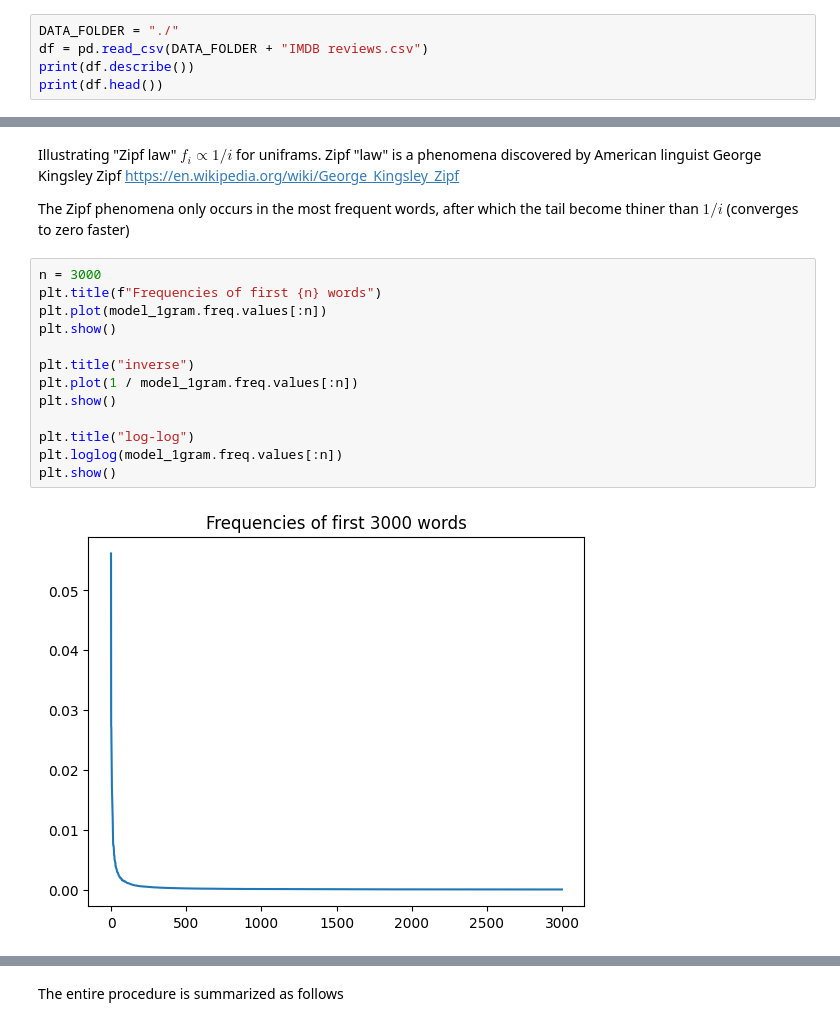
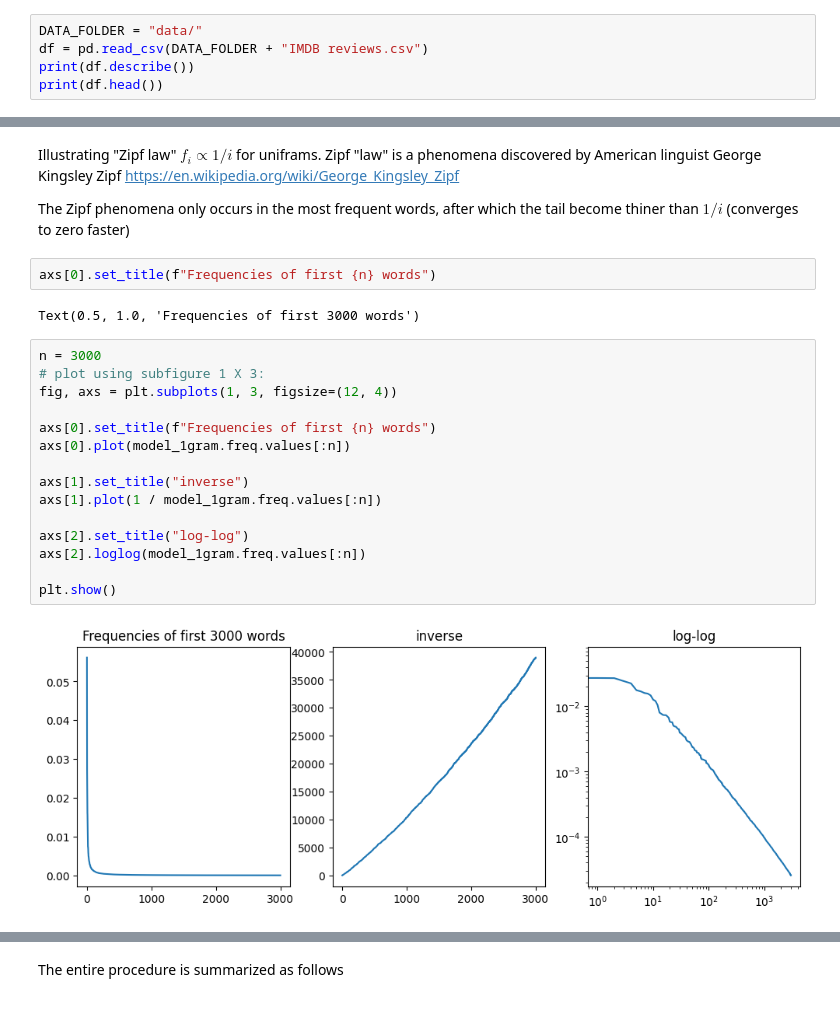
Before and after one commit to alonkipnis/ITnLM, a Jupyter notebook: ngram.ipynb, the cells around one changed output, grey strips where cells are left out. Cells and saved outputs as stored; diff of their text form.

```diff
--- a/ngram.ipynb
+++ b/ngram.ipynb
@@ -113,7 +121,7 @@ Here we use this dataset arranged in a .csv file as an be found at https://www.k
 # %% [markdown]
 Read dataset file. Each row is a review.
 # %%
-DATA_FOLDER = "./"
+DATA_FOLDER = "data/"
 df = pd.read_csv(DATA_FOLDER + "IMDB reviews.csv")
 print(df.describe())
 print(df.head())
@@ -243,18 +231,24 @@ Illustrating "Zipf law" $f_i \propto 1/i$ for uniframs. Zipf "law" is a phenomen
 https://en.wikipedia.org/wiki/George_Kingsley_Zipf
 
 The Zipf phenomena only occurs in the most frequent words, after which the tail become thiner than $1/i$ (converges to zero faster)
+# %%
+axs[0].set_title(f"Frequencies of first {n} words")
+# %% [output]
+Text(0.5, 1.0, 'Frequencies of first 3000 words')
 # %%
 n = 3000
-plt.title(f"Frequencies of first {n} words")
-plt.plot(model_1gram.freq.values[:n])
+# plot using subfigure 1 X 3:
+fig, axs = plt.subplots(1, 3, figsize=(12, 4))
+
+axs[0].set_title(f"Frequencies of first {n} words")
+axs[0].plot(model_1gram.freq.values[:n])
+
+axs[1].set_title("inverse")
+axs[1].plot(1 / model_1gram.freq.values[:n])
+
+axs[2].set_title("log-log")
+axs[2].loglog(model_1gram.freq.values[:n])
+
 plt.show()
-
-plt.title("inverse")
-plt.plot(1 / model_1gram.freq.values[:n])
-plt.show()
-
-plt.title("log-log")
-plt.loglog(model_1gram.freq.values[:n])
-plt.show()
 # %% [output]
-[figure, old version]
+[figure, new version]
```
Also changed, not shown: parts of 51 cells of this notebook, 36 other files.
